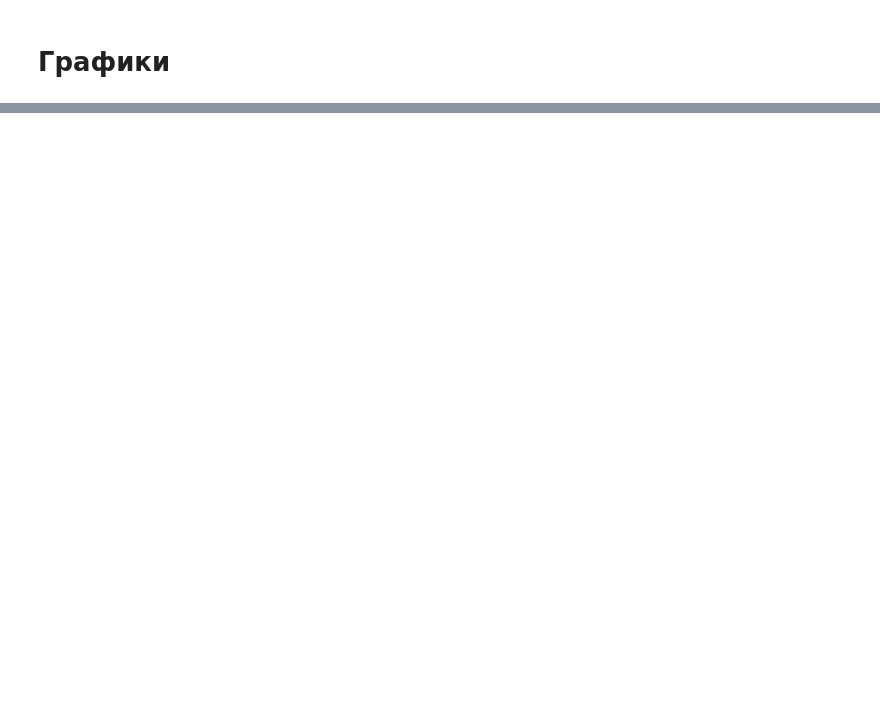
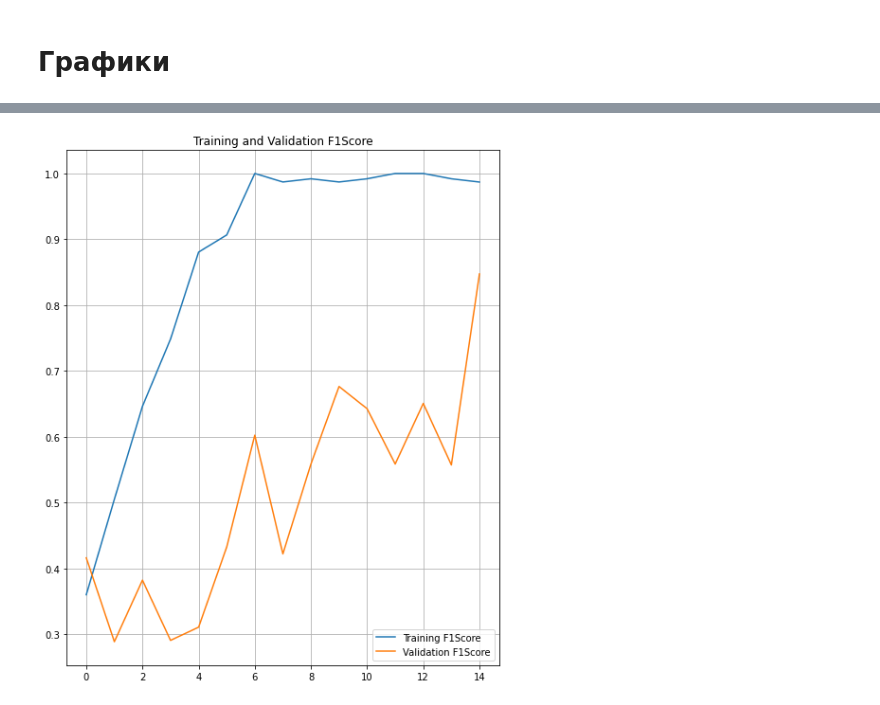
Before and after one commit to kitub/Coursework, a Jupyter notebook: Coursework.ipynb, the cells around one changed output, grey strips where cells are left out. Cells and saved outputs as stored; diff of their text form; code cells hidden in the pictures; blank space fills up the shorter version.

```diff
--- a/Coursework.ipynb
+++ b/Coursework.ipynb
@@ -209,0 +275,4 @@ plot_f1(logfile)
+# %%
+plot_f1(logfile)
+# %% [output]
+[figure, added]
```
Also changed, not shown: parts of 17 cells of this notebook.
